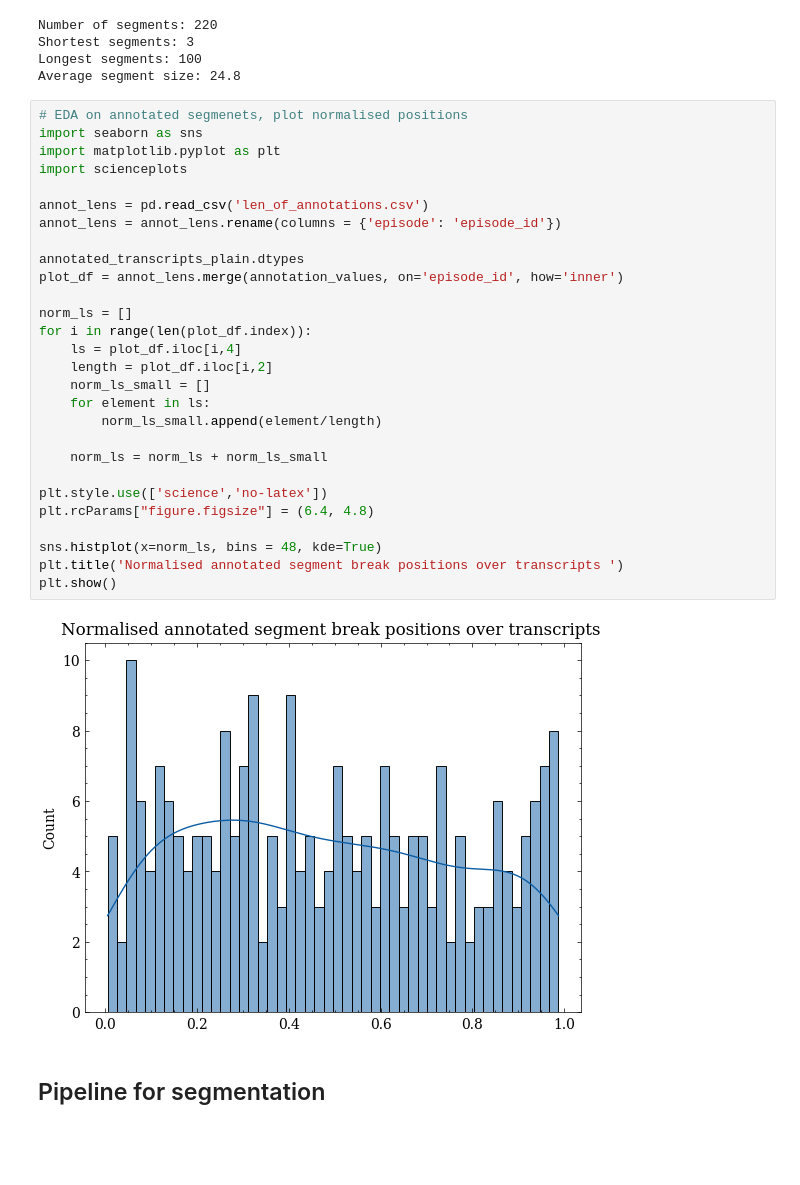
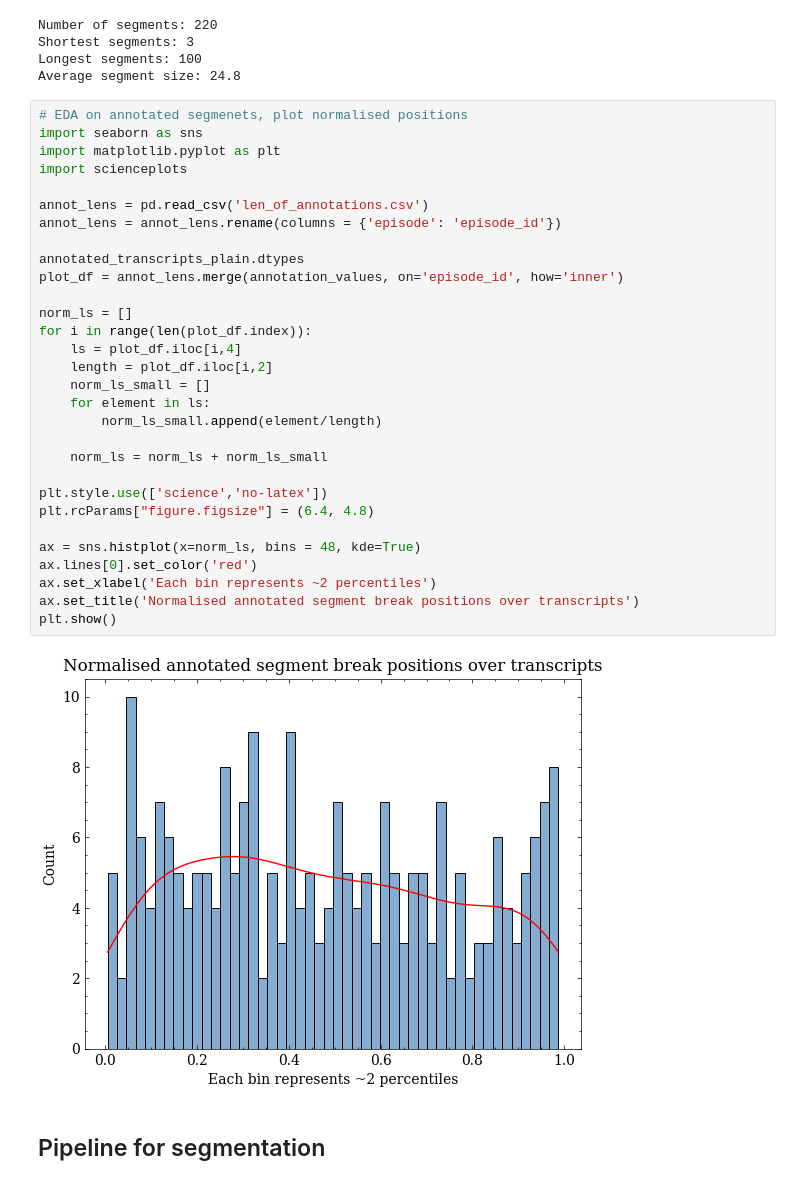
Before and after one commit to OskarMunck/Thesis, a Jupyter notebook: 0e.make_small_datasets.ipynb, the cells around one changed output. Saved outputs shown, nothing was run; the diff lists cells and outputs as text; blank space fills up the shorter version.

```diff
--- a/0e.make_small_datasets.ipynb
+++ b/0e.make_small_datasets.ipynb
@@ -190,33 +190,35 @@ Average segment size: 24.8
 # %%
 # EDA on annotated segmenets, plot normalised positions
 import seaborn as sns
 import matplotlib.pyplot as plt
 import scienceplots
 
 annot_lens = pd.read_csv('len_of_annotations.csv')
 annot_lens = annot_lens.rename(columns = {'episode': 'episode_id'})
 
 annotated_transcripts_plain.dtypes
 plot_df = annot_lens.merge(annotation_values, on='episode_id', how='inner')
 
 norm_ls = []
 for i in range(len(plot_df.index)):
     ls = plot_df.iloc[i,4]
     length = plot_df.iloc[i,2]
     norm_ls_small = []
     for element in ls:
         norm_ls_small.append(element/length)
 
     norm_ls = norm_ls + norm_ls_small
 
 plt.style.use(['science','no-latex'])
 plt.rcParams["figure.figsize"] = (6.4, 4.8)
 
-sns.histplot(x=norm_ls, bins = 48, kde=True)
-plt.title('Normalised annotated segment break positions over transcripts ')
+ax = sns.histplot(x=norm_ls, bins = 48, kde=True)
+ax.lines[0].set_color('red')
+ax.set_xlabel('Each bin represents ~2 percentiles')
+ax.set_title('Normalised annotated segment break positions over transcripts')
 plt.show()
 # %% [output]
-[figure, old version]
+[figure, new version]
 # %% [markdown]
 ## Pipeline for segmentation
 # %%
```
Also changed, not shown: 1 other file.
